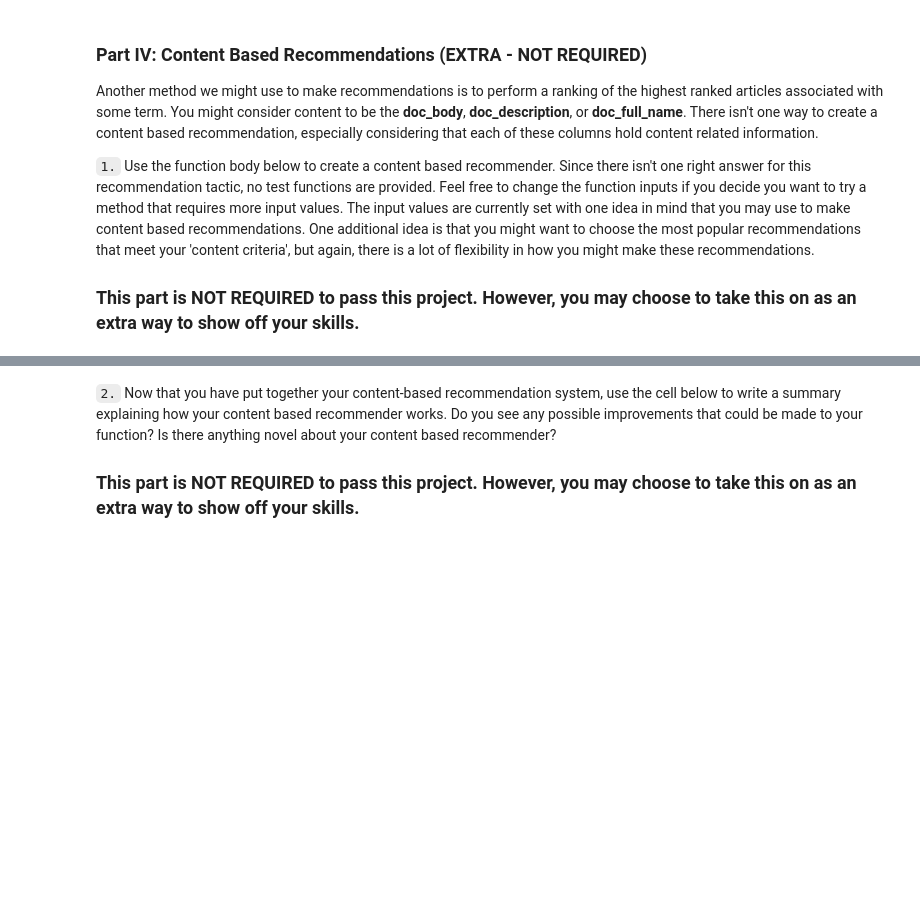
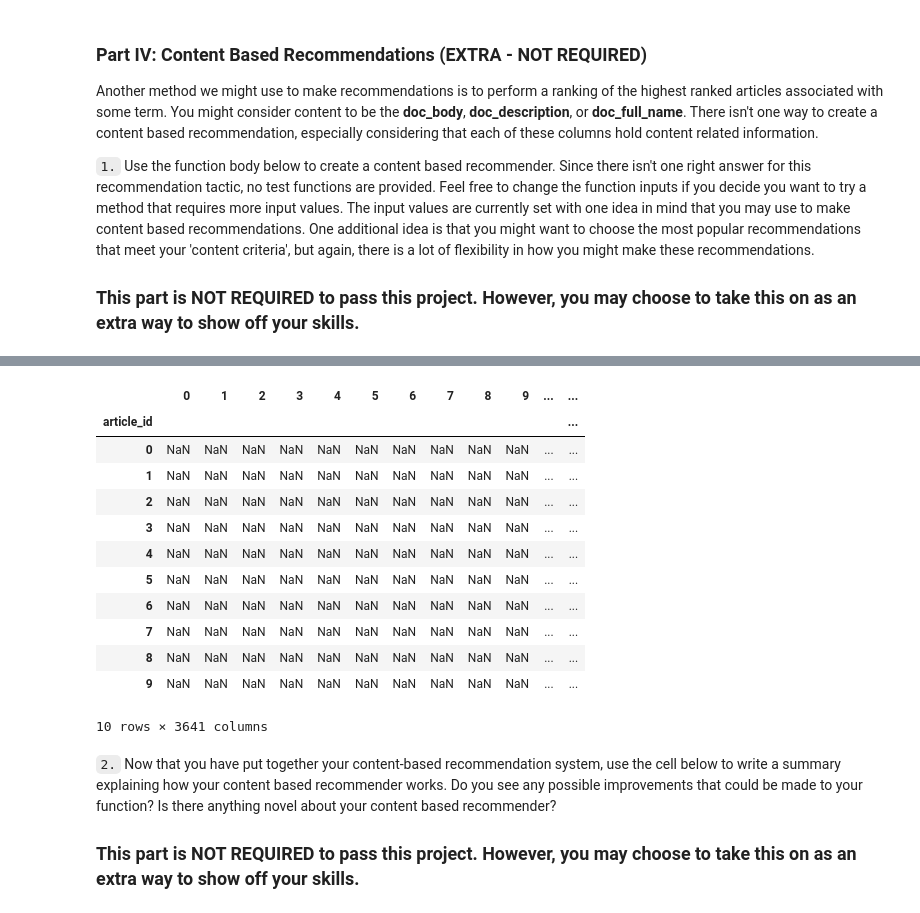
Before and after one commit to eigenvektorin/IBM_recommendations, a Jupyter notebook: Recommendations_with_IBM.ipynb, the cells around one changed output, grey strips where cells are left out. Saved outputs shown, nothing was run; the diff lists cells and outputs as text; code cells hidden in the pictures; blank space fills up the shorter version.

```diff
--- a/Recommendations_with_IBM.ipynb
+++ b/Recommendations_with_IBM.ipynb
@@ -56,6 +56,8 @@ df_content.head()
 | 2 | ☰ * Login\r\n * Sign Up\r\n\r\n *... | Here’s this week’s news in Data S... | This Week in Data Science (April ... | Live | 2 |
 | 3 | DATALAYER: HIGH THROUGHPUT, LOW L... | Learn how distributed DBs solve t... | DataLayer Conference: Boost the p... | Live | 3 |
 | 4 | Skip navigation Sign in SearchLoa... | This video demonstrates the power... | Analyze NY Restaurant data using ... | Live | 4 |
+# %%
+df_content.rename(columns = {'doc_full_name' : 'title'}, inplace = True)
 # %%
 df_content.shape
 # %% [output]
@@ -671,0 +680,45 @@ Another method we might use to make recommendations is to perform a ranking of t
+# %%
+def tokenize(text):
+    """ Tokenization function that processes the text data """
+    text = re.sub(r"[^a-zA-Z0-9]", " ", text)
+    words = word_tokenize(text)
+    tokens = [w for w in words if w not in stopwords.words('english')]
+    lemmatizer = WordNetLemmatizer()
+    clean_tokens = []
+    for tok in tokens:
+        clean_tok = lemmatizer.lemmatize(tok).lower().strip()
+        clean_tokens.append(clean_tok)
+    return clean_tokens
+# %%
+#df_content['title'] = df_content['title'].apply(lambda x: x.lower())
+df_description = df_content[['article_id', 'title','doc_description']]
+df_description=df_description.dropna()
+# %%
+count_vect = CountVectorizer(tokenizer = tokenize)
+df_count = count_vect.fit_transform(df_description['doc_description']) # = X
+
+
+tfidf_transformer = TfidfTransformer()
+df_tfidf = tfidf_transformer.fit_transform(df_count)
+
+#df_tfidf = df_tfidf.toarray()
+
+df_tfidf_mat = pd.SparseDataFrame(df_tfidf)
+
+df_tfidf_mat.set_index(df_description['article_id'], inplace = True)
+# %%
+df_tfidf_mat.head(10)
+# %% [output]
+|  | 0 | 1 | 2 | 3 | 4 | 5 | 6 | 7 | 8 | 9 | ... | ... |
+| article_id |  |  |  |  |  |  |  |  |  |  |  | ... |
+| 0 | NaN | NaN | NaN | NaN | NaN | NaN | NaN | NaN | NaN | NaN | ... | ... |
+| 1 | NaN | NaN | NaN | NaN | NaN | NaN | NaN | NaN | NaN | NaN | ... | ... |
+| 2 | NaN | NaN | NaN | NaN | NaN | NaN | NaN | NaN | NaN | NaN | ... | ... |
+| 3 | NaN | NaN | NaN | NaN | NaN | NaN | NaN | NaN | NaN | NaN | ... | ... |
+| 4 | NaN | NaN | NaN | NaN | NaN | NaN | NaN | NaN | NaN | NaN | ... | ... |
+| 5 | NaN | NaN | NaN | NaN | NaN | NaN | NaN | NaN | NaN | NaN | ... | ... |
+| 6 | NaN | NaN | NaN | NaN | NaN | NaN | NaN | NaN | NaN | NaN | ... | ... |
+| 7 | NaN | NaN | NaN | NaN | NaN | NaN | NaN | NaN | NaN | NaN | ... | ... |
+| 8 | NaN | NaN | NaN | NaN | NaN | NaN | NaN | NaN | NaN | NaN | ... | ... |
+| 9 | NaN | NaN | NaN | NaN | NaN | NaN | NaN | NaN | NaN | NaN | ... | ... |
+10 rows × 3641 columns
```
Also changed, not shown: parts of 28 cells of this notebook.
